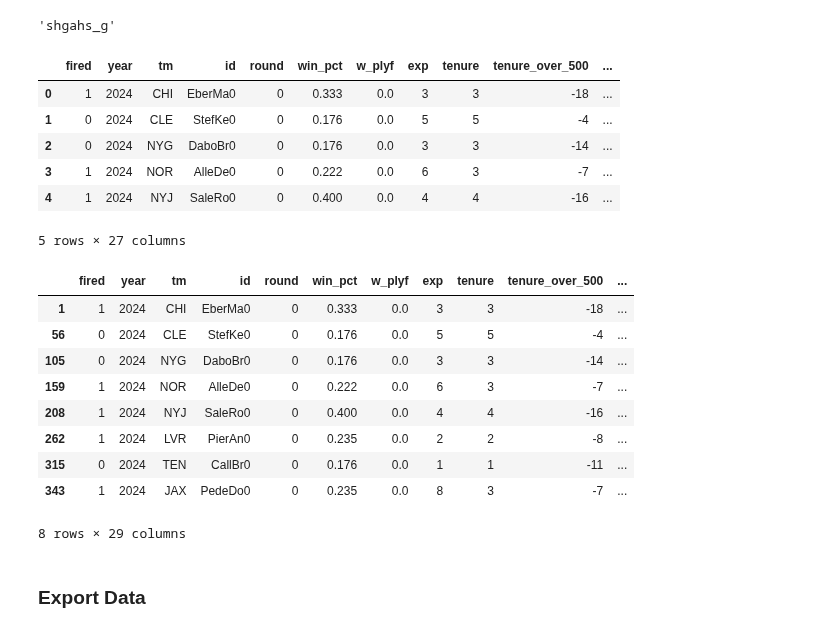
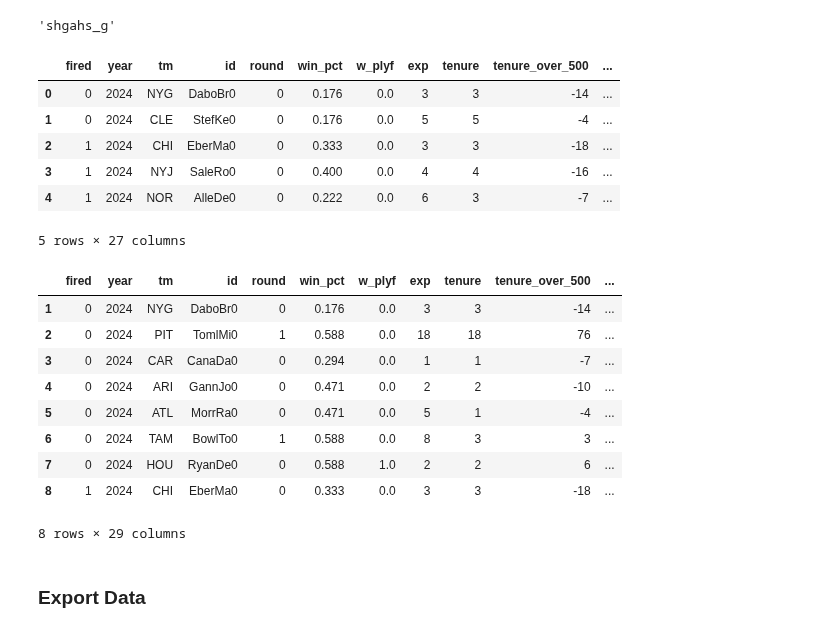
Before and after one commit to nhford/hot-seat-backend, a Jupyter notebook: redo.ipynb, the cells around one changed output. Saved outputs shown, nothing was run; the diff lists cells and outputs as text; code cells hidden in the pictures.

```diff
--- a/redo.ipynb
+++ b/redo.ipynb
@@ -681,9 +681,9 @@ POC_DICT = {
 # %%
 def with_race(full=False,poc_dict = POC_DICT):
     df = with_delta(full=True)
-    df['poc'] = df['id'].map(lambda x: x in poc_dict)
+    df['poc'] = df['id'].map(lambda x: int(x in poc_dict))
     if full : return df
-    return df[['Fired','id','Year','Tm','Round','W-L%','W plyf','(W-L)','Exp','Tenure','Tenure (W-L)','Tenure W plyf','Tenure coy_share','SRS','gm','owner','coy_share','poc','Delta 1yr W-L%','Delta 2yr W-L%','Delta 3yr W-L%','Delta 1yr plyf','Delta 2yr plyf','Delta 3yr plyf']]
+    return df[['Fired','id','Year','Tm','Round','W-L%','W plyf','Exp','Tenure','Tenure (W-L)','Tenure W plyf','Tenure coy_share','SRS','gm','owner','coy_share','poc','Delta 1yr W-L%','Delta 2yr W-L%','Delta 3yr W-L%','Delta 1yr plyf','Delta 2yr plyf','Delta 3yr plyf']]
 # %% [markdown]
 ### Team Colors
 # %%
@@ -851,35 +833,35 @@ output = pd.concat([labels,final],axis=1)
 output = output.sort_values(by=['Year','prob'],ascending=[False,False]).reset_index(drop=True)
 output['name'] = output['id'].map(names_dict)
 output['team'] = output['Tm'].map(convert_team)
-output = output.drop(columns=['(W-L)']).rename(columns={'Tenure (W-L)':'tenure_over_500'})
+output = output.rename(columns={'Tenure (W-L)':'tenure_over_500'})
 output.columns = output.columns.map(lambda x: x.lower().replace(' ','_').replace('w-l%','win_pct'))
 output.head()
 # %% [output]
 |  | fired | year | tm | id | round | win_pct | w_plyf | exp | tenure | tenure_over_500 | ... |
-| 0 | 1 | 2024 | CHI | EberMa0 | 0 | 0.333 | 0.0 | 3 | 3 | -18 | ... |
+| 0 | 0 | 2024 | NYG | DaboBr0 | 0 | 0.176 | 0.0 | 3 | 3 | -14 | ... |
 | 1 | 0 | 2024 | CLE | StefKe0 | 0 | 0.176 | 0.0 | 5 | 5 | -4 | ... |
-| 2 | 0 | 2024 | NYG | DaboBr0 | 0 | 0.176 | 0.0 | 3 | 3 | -14 | ... |
-| 3 | 1 | 2024 | NOR | AlleDe0 | 0 | 0.222 | 0.0 | 6 | 3 | -7 | ... |
-| 4 | 1 | 2024 | NYJ | SaleRo0 | 0 | 0.400 | 0.0 | 4 | 4 | -16 | ... |
+| 2 | 1 | 2024 | CHI | EberMa0 | 0 | 0.333 | 0.0 | 3 | 3 | -18 | ... |
+| 3 | 1 | 2024 | NYJ | SaleRo0 | 0 | 0.400 | 0.0 | 4 | 4 | -16 | ... |
+| 4 | 1 | 2024 | NOR | AlleDe0 | 0 | 0.222 | 0.0 | 6 | 3 | -7 | ... |
 5 rows × 27 columns
 # %%
 colors = pd.read_csv('processed/team_colors.csv',index_col=0)[['team','primary','secondary']].rename(columns={'primary':'color1','secondary':'color2'})
 output = output.merge(colors,on='team')
 # %%
 # export = output[['year','id','name','team','prob','win_pct','fired']].reset_index(drop=True)
-export = output.reset_index(drop=True)
+export = output.sort_values(by=['year'],ascending=False).reset_index(drop=True)
 export.index = export.index + 1
 export[export['year']==2024].head(8)
 # %% [output]
 |  | fired | year | tm | id | round | win_pct | w_plyf | exp | tenure | tenure_over_500 | ... |
-| 1 | 1 | 2024 | CHI | EberMa0 | 0 | 0.333 | 0.0 | 3 | 3 | -18 | ... |
-| 56 | 0 | 2024 | CLE | StefKe0 | 0 | 0.176 | 0.0 | 5 | 5 | -4 | ... |
-| 105 | 0 | 2024 | NYG | DaboBr0 | 0 | 0.176 | 0.0 | 3 | 3 | -14 | ... |
-| 159 | 1 | 2024 | NOR | AlleDe0 | 0 | 0.222 | 0.0 | 6 | 3 | -7 | ... |
-| 208 | 1 | 2024 | NYJ | SaleRo0 | 0 | 0.400 | 0.0 | 4 | 4 | -16 | ... |
-| 262 | 1 | 2024 | LVR | PierAn0 | 0 | 0.235 | 0.0 | 2 | 2 | -8 | ... |
-| 315 | 0 | 2024 | TEN | CallBr0 | 0 | 0.176 | 0.0 | 1 | 1 | -11 | ... |
-| 343 | 1 | 2024 | JAX | PedeDo0 | 0 | 0.235 | 0.0 | 8 | 3 | -7 | ... |
+| 1 | 0 | 2024 | NYG | DaboBr0 | 0 | 0.176 | 0.0 | 3 | 3 | -14 | ... |
+| 2 | 0 | 2024 | PIT | TomlMi0 | 1 | 0.588 | 0.0 | 18 | 18 | 76 | ... |
+| 3 | 0 | 2024 | CAR | CanaDa0 | 0 | 0.294 | 0.0 | 1 | 1 | -7 | ... |
+| 4 | 0 | 2024 | ARI | GannJo0 | 0 | 0.471 | 0.0 | 2 | 2 | -10 | ... |
+| 5 | 0 | 2024 | ATL | MorrRa0 | 0 | 0.471 | 0.0 | 5 | 1 | -4 | ... |
+| 6 | 0 | 2024 | TAM | BowlTo0 | 1 | 0.588 | 0.0 | 8 | 3 | 3 | ... |
+| 7 | 0 | 2024 | HOU | RyanDe0 | 0 | 0.588 | 1.0 | 2 | 2 | 6 | ... |
+| 8 | 1 | 2024 | CHI | EberMa0 | 0 | 0.333 | 0.0 | 3 | 3 | -18 | ... |
 8 rows × 29 columns
 # %% [markdown]
 ### Export Data
```
Also changed, not shown: parts of 18 cells of this notebook, 3 other files.
